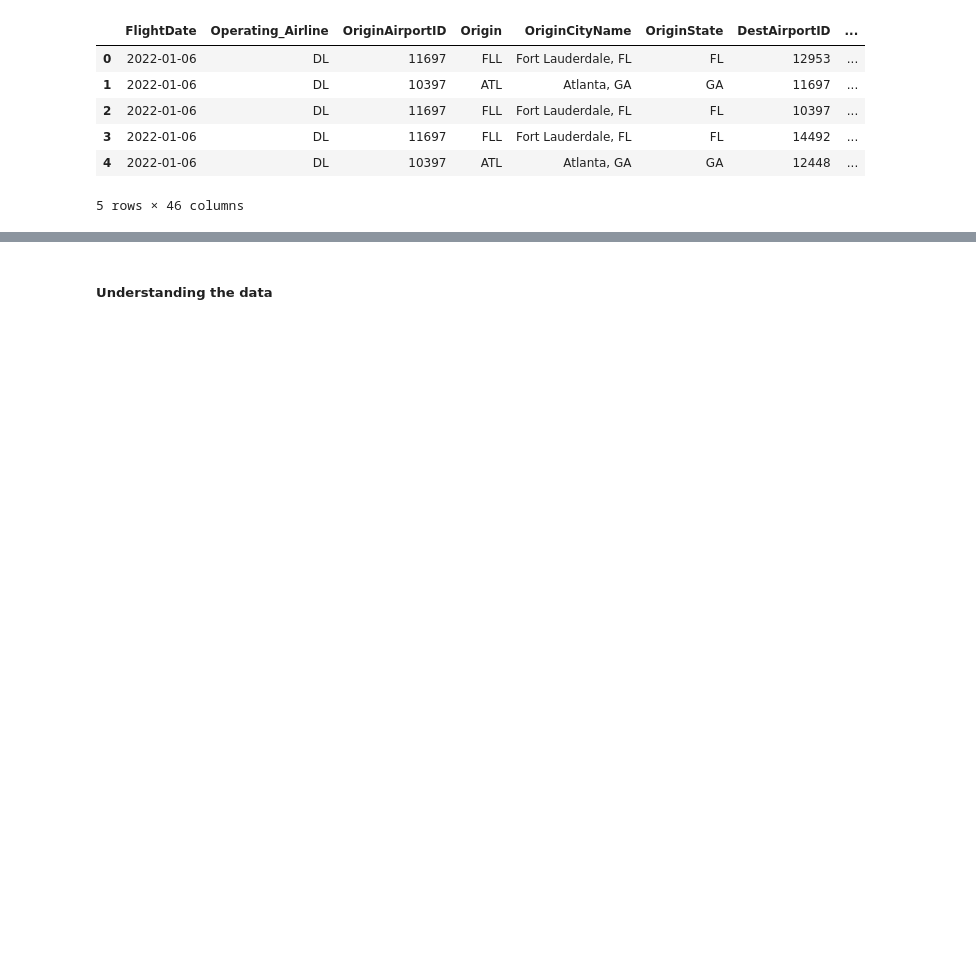
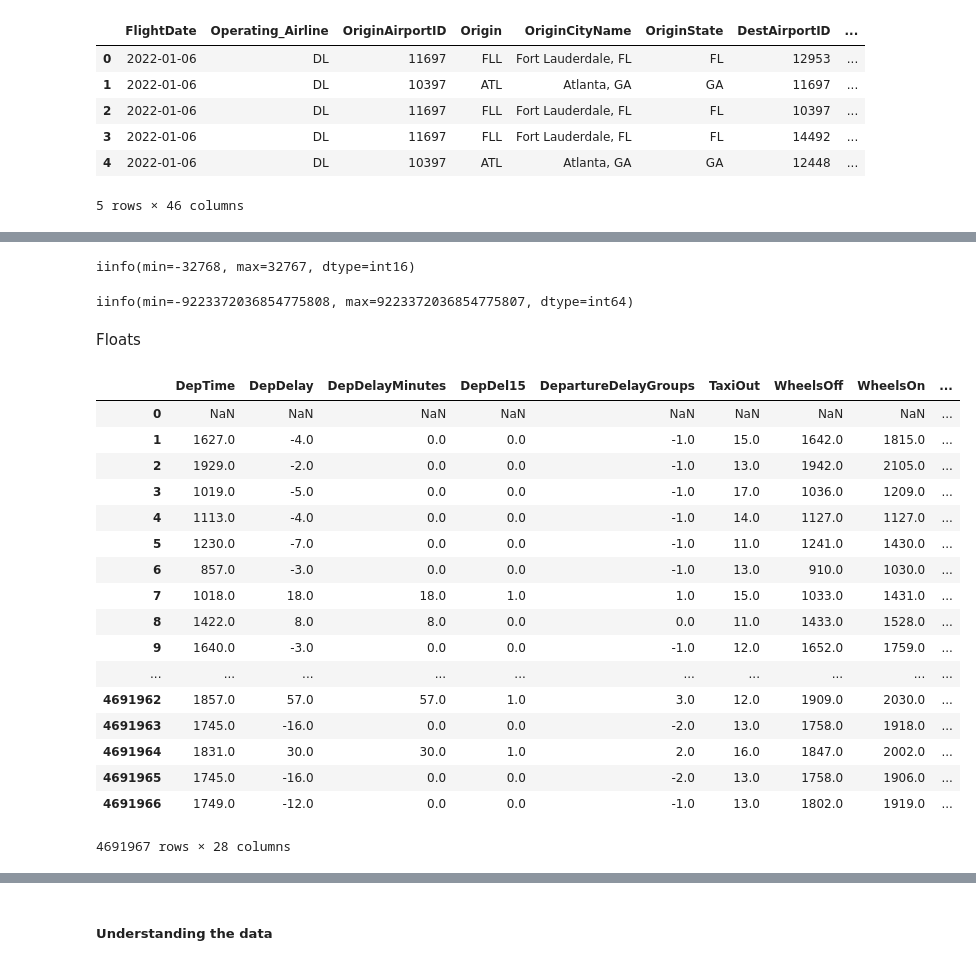
Before and after one commit to georgetown-analytics/team-3, a Jupyter notebook: flight_model/notebooks/EDA/eda1_flight_data_082022.ipynb, the cells around one changed output, grey strips where cells are left out. Saved outputs shown, nothing was run; the diff lists cells and outputs as text; code cells hidden in the pictures; blank space fills up the shorter version.

Commit message:
exp data analysis - refactoring

```diff
--- a/flight_model/notebooks/EDA/eda1_flight_data_082022.ipynb
+++ b/flight_model/notebooks/EDA/eda1_flight_data_082022.ipynb
@@ -162,7 +205,5 @@ SELECTED_COLUMNS = [
     # 'Unnamed: 119'
 ]
 # %%
-## Read in June 2022 data from filesystem
-df_flights_062022 = pd.read_csv("../../data/eda/flights/flight_data_062022/flight_data_062022.zip", low_memory=False)
-df_flights_062022= df_flights_062022.rename(columns={'Operating_Airline ' : 'Operating_Airline'})
-df_flights_062022.shape
+## Read in Jan - Aug 2022 data from filesystem
+df_flights_012022_082022 = pd.read_csv("../../data/eda/flights/flight_data_Y2022/flight_data_2022.csv.zip",  low_memory=False)
@@ -170,0 +210,3 @@ df_flights_062022.shape
+# %%
+df_flights_012022_082022= df_flights_012022_082022.rename(columns={'Operating_Airline ' : 'Operating_Airline'})
+df_flights_012022_082022.shape
@@ -171,6 +215,6 @@ df_flights_062022.shape
 # %%
-df_flights_062022 = df_flights_062022[SELECTED_COLUMNS].copy()
-df_flights_062022.columns.to_list()
+df_flights_012022_082022 = df_flights_012022_082022[SELECTED_COLUMNS].copy()
+df_flights_012022_082022.columns.to_list()
 # %% [output]
 ['FlightDate',
  'Operating_Airline',
@@ -210,11 +284,10 @@ df_flights.shape
 # %%
-## clean the data by removing spaces
-df_flights= df_flights.rename(columns={'Operating_Airline ' : 'Operating_Airline'})
+# More data cleaning
 ## Format column data from [0,1] -> boolean
-df_flights["Cancelled"] = df_flights["Cancelled"].astype("bool")
+df_flights_012022_082022["Cancelled"] = df_flights_012022_082022["Cancelled"].astype("bool")
 ## Converting dataTypes
-df_flights["FlightDate"] = pd.to_datetime(df_flights["FlightDate"])
-df_flights["FlightDate"].head()
+df_flights_012022_082022["FlightDate"] = pd.to_datetime(df_flights_012022_082022["FlightDate"])
+df_flights_012022_082022["FlightDate"].head()
 # %% [output]
 0   2022-01-06
 1   2022-01-06
@@ -268,0 +344,31 @@ dtype: object
+# %%
+np.iinfo(np.int16)
+# %% [output]
+iinfo(min=-32768, max=32767, dtype=int16)
+# %%
+np.iinfo(np.int64)
+# %% [output]
+iinfo(min=-9223372036854775808, max=9223372036854775807, dtype=int64)
+# %% [markdown]
+Floats
+# %%
+(df_flights_012022_082022[SELECTED_COLUMNS].select_dtypes('float'))
+# %% [output]
+|  | DepTime | DepDelay | DepDelayMinutes | DepDel15 | DepartureDelayGroups | TaxiOut | WheelsOff | WheelsOn | ... |
+| 0 | NaN | NaN | NaN | NaN | NaN | NaN | NaN | NaN | ... |
+| 1 | 1627.0 | -4.0 | 0.0 | 0.0 | -1.0 | 15.0 | 1642.0 | 1815.0 | ... |
+| 2 | 1929.0 | -2.0 | 0.0 | 0.0 | -1.0 | 13.0 | 1942.0 | 2105.0 | ... |
+| 3 | 1019.0 | -5.0 | 0.0 | 0.0 | -1.0 | 17.0 | 1036.0 | 1209.0 | ... |
+| 4 | 1113.0 | -4.0 | 0.0 | 0.0 | -1.0 | 14.0 | 1127.0 | 1127.0 | ... |
+| 5 | 1230.0 | -7.0 | 0.0 | 0.0 | -1.0 | 11.0 | 1241.0 | 1430.0 | ... |
+| 6 | 857.0 | -3.0 | 0.0 | 0.0 | -1.0 | 13.0 | 910.0 | 1030.0 | ... |
+| 7 | 1018.0 | 18.0 | 18.0 | 1.0 | 1.0 | 15.0 | 1033.0 | 1431.0 | ... |
+| 8 | 1422.0 | 8.0 | 8.0 | 0.0 | 0.0 | 11.0 | 1433.0 | 1528.0 | ... |
+| 9 | 1640.0 | -3.0 | 0.0 | 0.0 | -1.0 | 12.0 | 1652.0 | 1759.0 | ... |
+| ... | ... | ... | ... | ... | ... | ... | ... | ... | ... |
+| 4691962 | 1857.0 | 57.0 | 57.0 | 1.0 | 3.0 | 12.0 | 1909.0 | 2030.0 | ... |
+| 4691963 | 1745.0 | -16.0 | 0.0 | 0.0 | -2.0 | 13.0 | 1758.0 | 1918.0 | ... |
+| 4691964 | 1831.0 | 30.0 | 30.0 | 1.0 | 2.0 | 16.0 | 1847.0 | 2002.0 | ... |
+| 4691965 | 1745.0 | -16.0 | 0.0 | 0.0 | -2.0 | 13.0 | 1758.0 | 1906.0 | ... |
+| 4691966 | 1749.0 | -12.0 | 0.0 | 0.0 | -1.0 | 13.0 | 1802.0 | 1919.0 | ... |
+4691967 rows × 28 columns
```
Also changed, not shown: parts of 60 cells of this notebook, 2 other files.
